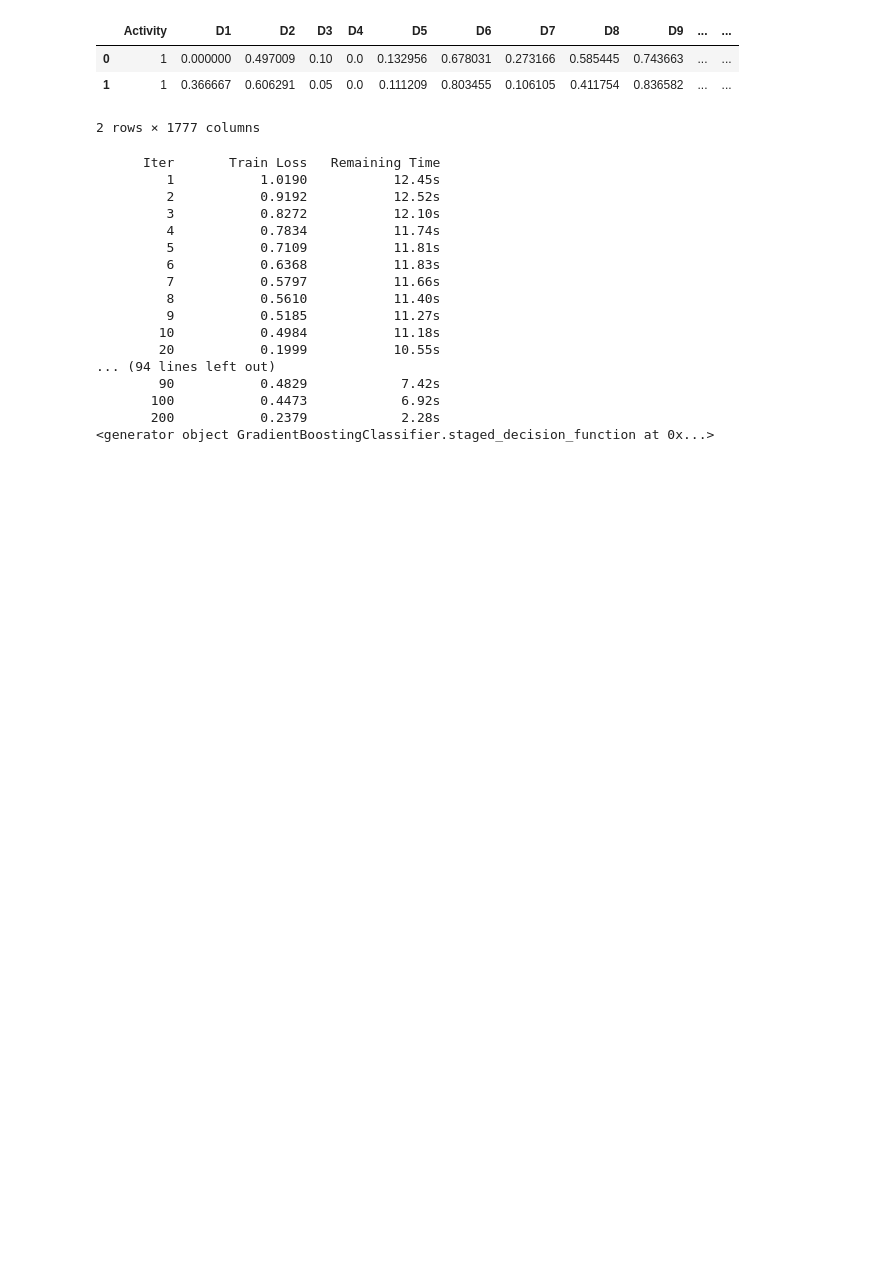
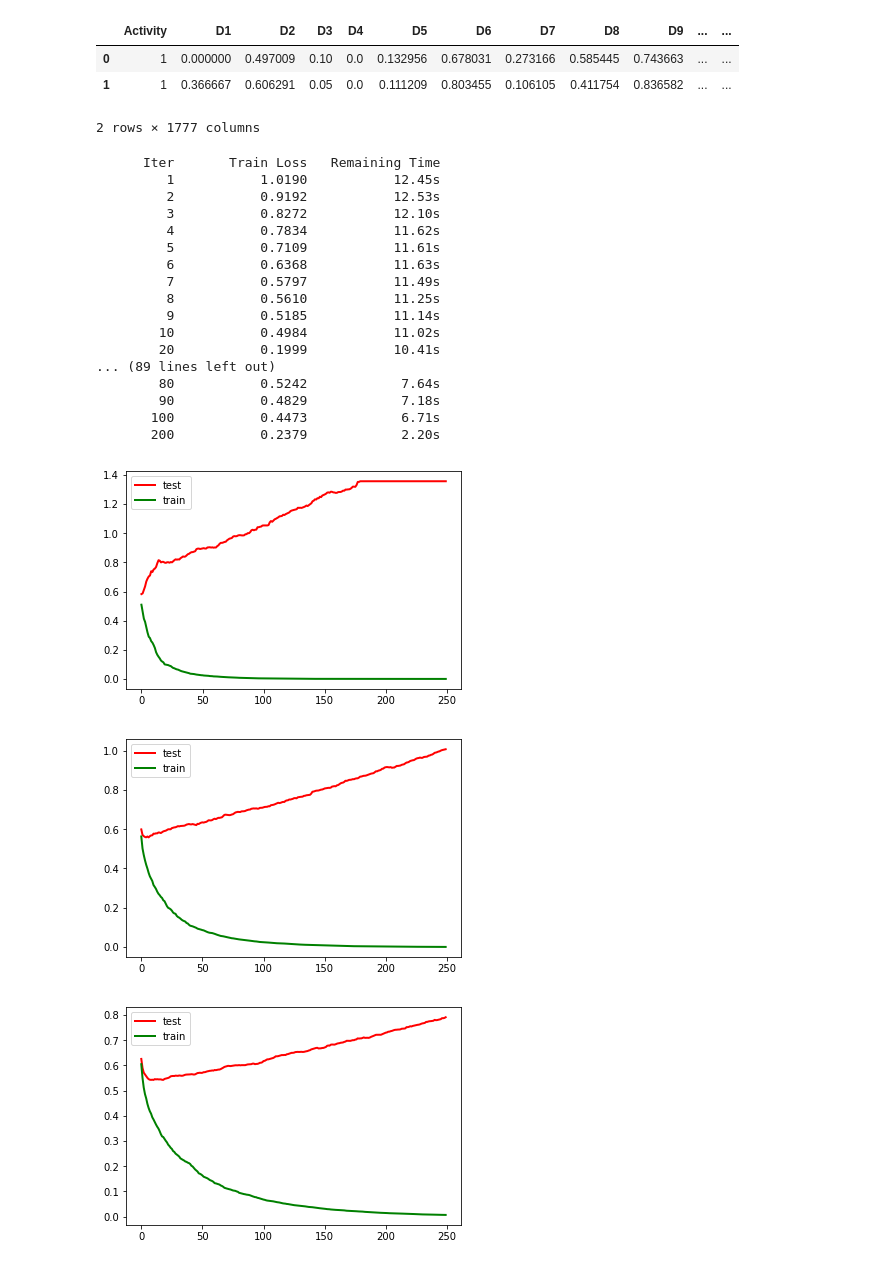
Before and after one commit to Sneg42/Coursera-, a Jupyter notebook: Week 5/Градиентный бустинг.ipynb, the cells around one changed output. Saved outputs shown, nothing was run; the diff lists cells and outputs as text; code cells hidden in the pictures; blank space fills up the shorter version.

```diff
--- a/Week 5/Градиентный бустинг.ipynb
+++ b/Week 5/Градиентный бустинг.ipynb
@@ -18,27 +19,59 @@ X_train, X_test, y_train, y_test = train_test_split(df.drop(['Activity'], axis=1
+# %%
+def sigm(y):
+    return 1 / (1 + math.exp(-y))
+# %%
+X_train, X_test, y_train, y_test = train_test_split(df.drop(['Activity'], axis=1).values, df['Activity'].values,
+                                                    test_size=0.8, random_state=241)
+
+def log_loss_res(model, X, y):
+    # Используйте метод staged_decision_function для предсказания качества на обучающей
+    # и тестовой выборке на каждой итерации
+    res =[]
+    for pred in model.staged_decision_function(X):
+        res.append(log_loss(y, [sigm(y_pred) for y_pred in pred] ))
+    return res
+
+def  plot_loss(learning_rate, test_loss, train_loss):
+    # построить гарфики и найти минимальное значение и индекс минимального значения
+    plt.figure()
+    plt.plot(test_loss, 'r', linewidth=2)
+    plt.plot(train_loss, 'g', linewidth=2)
+    plt.legend(['test', 'train'])
+
+    min_loss_value = min(test_loss)
+    min_loss_index = test_loss.index(min_loss_value)
+    return min_loss_value, min_loss_index
+
+def model_test(learning_rate):
+    gb = GradientBoostingClassifier(n_estimators=250, verbose=True, random_state=241, learning_rate=learning_rate)
+    gb.fit(X_train, y_train)
+
+    train_loss = log_loss_res(gb, X_train, y_train)
+    test_loss = log_loss_res(gb, X_test, y_test)
+    return plot_loss(learning_rate, test_loss, train_loss)
 # %%
+min_los_result = {}
 learning_rate = [1, 0.5, 0.3, 0.2, 0.1]
 for i in learning_rate:
-    gb = GradientBoostingClassifier(n_estimators=250, verbose=True, random_state=241, learning_rate=i)
-    gb.fit(X_train, y_train)
-    print (gb.staged_decision_function(X_train))
-#     gb.staged_decision_function(X_test)
-
-#     gb.predict_proba(X_train)
+    min_los_result[i] = model_test(i)
 # %% [output]
       Iter       Train Loss   Remaining Time
          1           1.0190           12.45s
-         2           0.9192           12.52s
+         2           0.9192           12.53s
          3           0.8272           12.10s
-         4           0.7834           11.74s
-         5           0.7109           11.81s
-         6           0.6368           11.83s
-         7           0.5797           11.66s
-         8           0.5610           11.40s
-         9           0.5185           11.27s
-        10           0.4984           11.18s
-        20           0.1999           10.55s
-... (94 lines left out)
-        90           0.4829            7.42s
-       100           0.4473            6.92s
-       200           0.2379            2.28s
-<generator object GradientBoostingClassifier.staged_decision_function at 0x...>
+         4           0.7834           11.62s
+         5           0.7109           11.61s
+         6           0.6368           11.63s
+         7           0.5797           11.49s
+         8           0.5610           11.25s
+         9           0.5185           11.14s
+        10           0.4984           11.02s
+        20           0.1999           10.41s
+... (89 lines left out)
+        80           0.5242            7.64s
+        90           0.4829            7.18s
+       100           0.4473            6.71s
+       200           0.2379            2.20s
+[figure, added]
+[figure, added]
+[figure, added]
```
Also changed, not shown: parts of 6 cells of this notebook, 11 other files.
